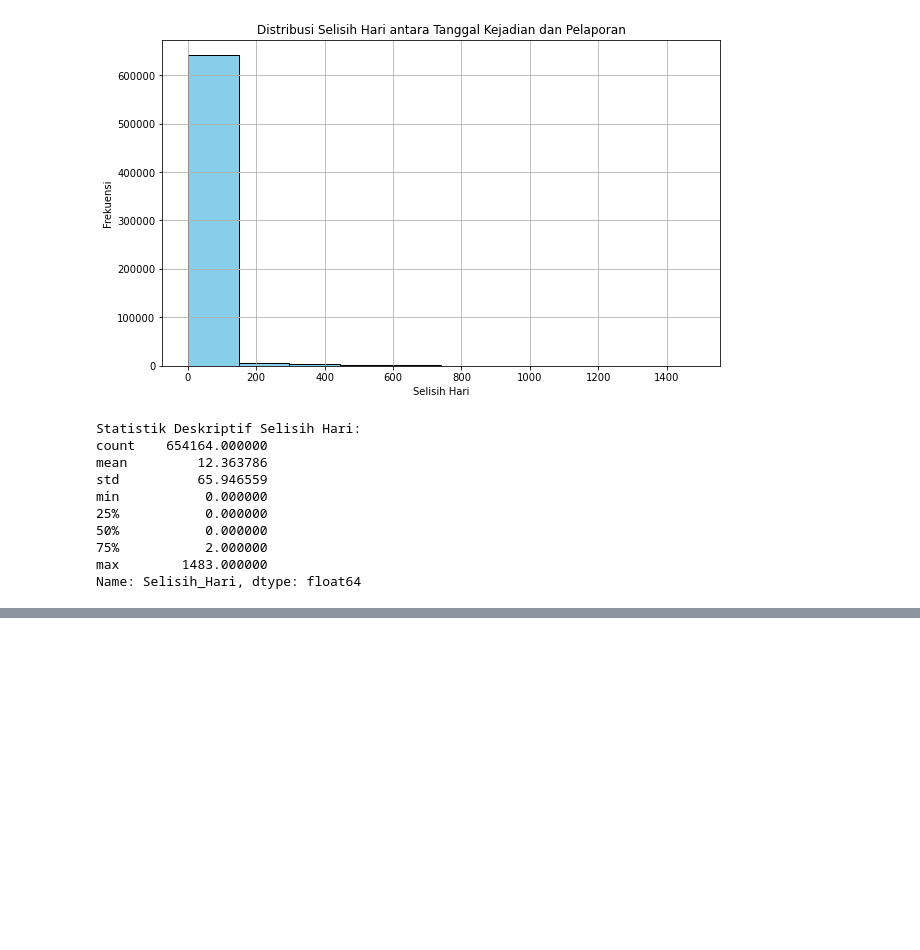
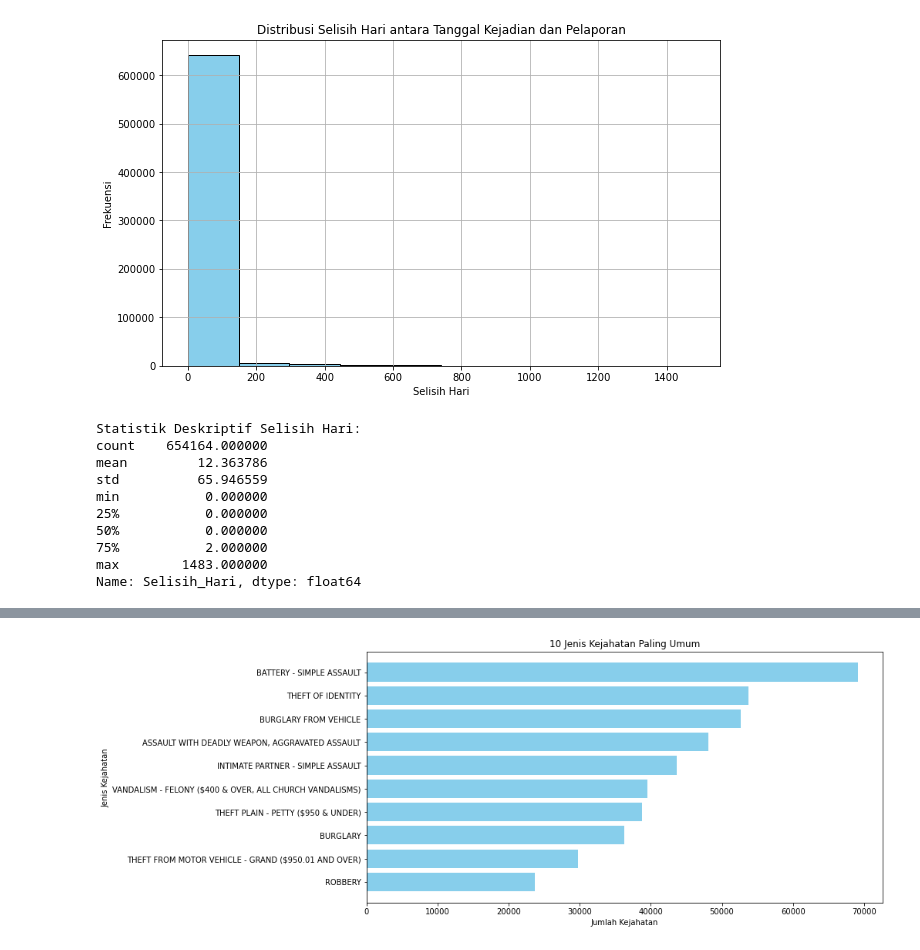
Before and after one commit to RIFF7/capstone-project, a Jupyter notebook: capstone_project.ipynb, the cells around one changed output, grey strips where cells are left out. Drawn from its saved outputs; the diff is of its cells as text; code cells hidden in the pictures; blank space fills up the shorter version.

Commit message:
Identifikasi kejahatan yang paling umum terjadi, serta melakukan pengecekan korban kejahatan berdasarkan jenis kelamin

```diff
--- a/capstone_project.ipynb
+++ b/capstone_project.ipynb
@@ -1360,4 +1254,0 @@ See the caveats in the documentation: https://pandas.pydata.org/pandas-docs/stab
-# %%
-data_clean = pd.DataFrame(list(crime_by_day.items()))
-data_clean = data_clean.rename(columns = {0: 'Hari', 1: 'Jumlah Kejahatan'})
-data_clean
@@ -1372,0 +1377,13 @@ data_clean
+# %%
+# Grouping dan Aggregasi untuk menghitung jumlah kejahatan dari setiap jenis
+crime_count = data_clean.groupby(['KdKej', 'DescKej']).size().reset_index(name = 'Jumlah')
+
+# Mengurutkan berdasarkan jumlah kejahatan secara descending
+crime_count_sort = crime_count.sort_values(by = 'Jumlah', ascending = False)
+
+# Rename Kolom
+crime_count_sort = crime_count_sort.rename(columns = {'KdKej': 'Kode Kejahatan', 'DescKej': 'Deskripsi Kejahatan'})
+
+# Menampilkan 10 Kejahatan Paling Umum
+print("10 Jenis Tindak Kejahatan Paling Umum:")
+crime_count_sort.head(10)
@@ -1372,0 +1403,12 @@ data_clean
+# %%
+# Visualisasi Data
+plt.figure(figsize = (12, 6))
+plt.barh(crime_count_sort['Deskripsi Kejahatan'][:10],
+         crime_count_sort['Jumlah'][:10], color = 'skyblue')
+plt.xlabel('Jumlah Kejahatan')
+plt.ylabel('Jenis Kejahatan')
+plt.title('10 Jenis Kejahatan Paling Umum')
+plt.gca().invert_yaxis() # Membalik urutan agar yang paling umum muncul di bagian atas
+plt.show()
+# %% [output]
+[figure, added]
```
Also changed, not shown: parts of 30 cells of this notebook.
